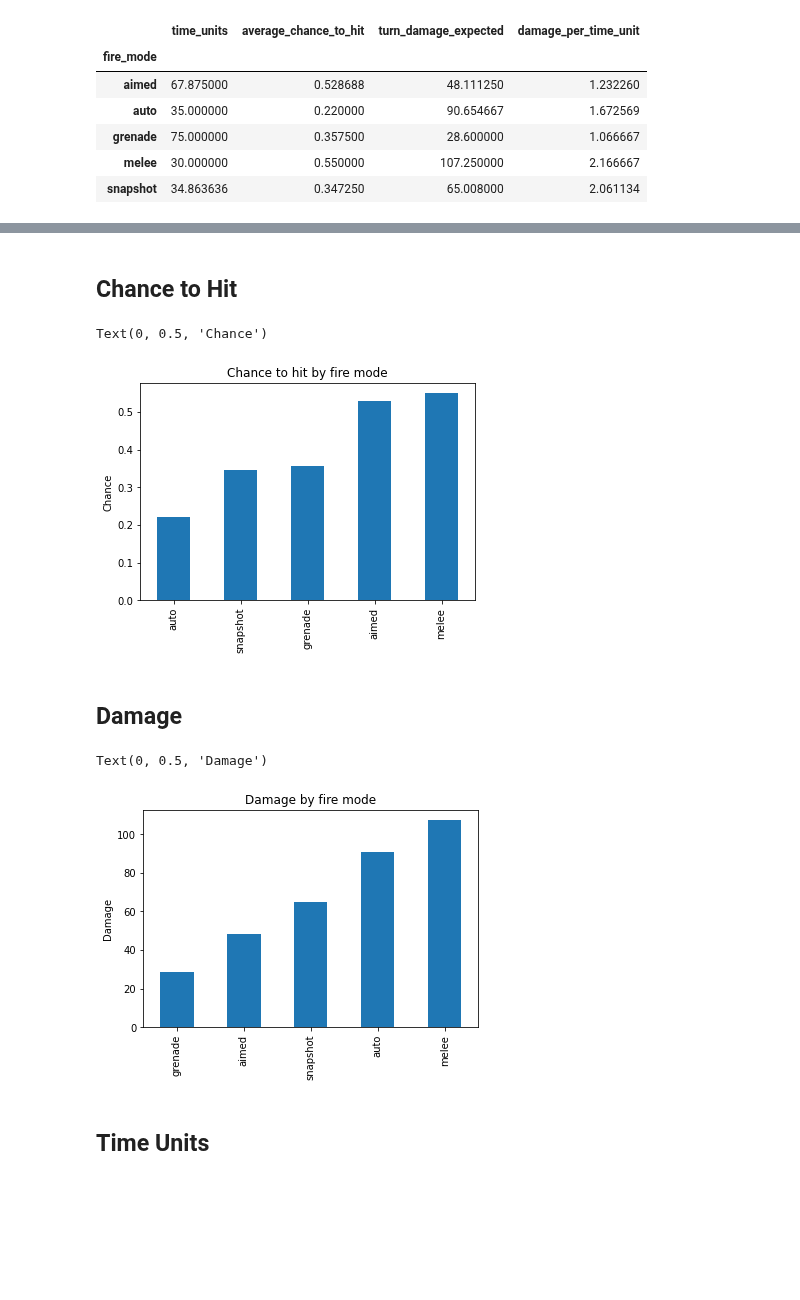
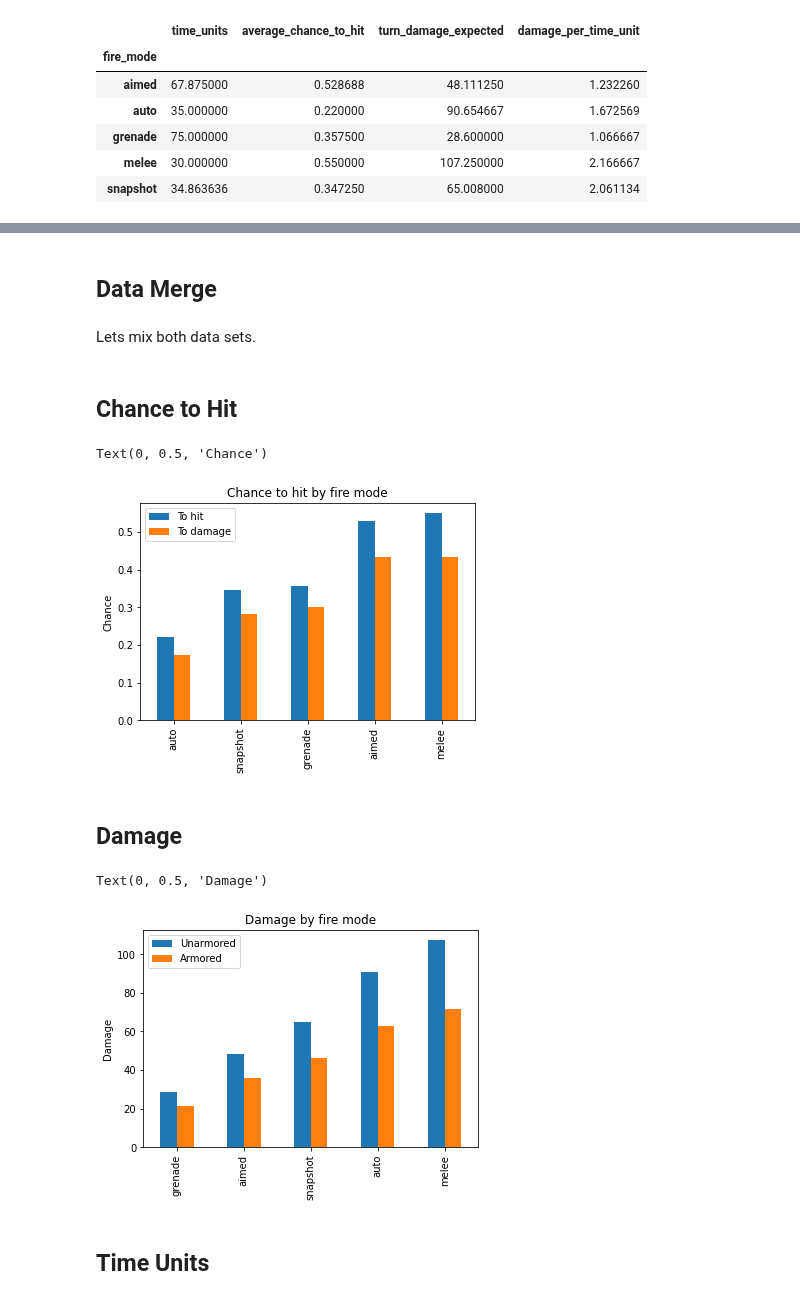
Before and after one commit to Bernardo-MG/xcom-analysis-jupyter-notebook, a Jupyter notebook: enemy_unknown/weapon_firemodes.ipynb, the cells around one changed output, grey strips where cells are left out. Drawn from its saved outputs; the diff is of its cells as text; code cells hidden in the pictures; blank space fills up the shorter version.

```diff
--- a/enemy_unknown/weapon_firemodes.ipynb
+++ b/enemy_unknown/weapon_firemodes.ipynb
@@ -22,0 +29,4 @@ weapon_firemodes
+# %%
+weapon_damages_aliens = weapon_data_aliens.groupby(["fire_mode"]).mean()
+weapon_damages_aliens = weapon_damages_aliens[["average_chance_of_penetrating_damage", "penetrating_damage_expected", "penetrating_damage_per_time_unit"]]
+weapon_damages_aliens
@@ -23,15 +41,22 @@ weapon_firemodes
+# %% [markdown]
+## Data Merge
+# %% [markdown]
+Lets mix both data sets.
+# %%
+weapon_firemodes = weapon_firemodes.merge(weapon_damages_aliens, on="fire_mode")
 # %% [markdown]
 ## Chance to Hit
 # %%
-weapon_firemodes_to_hit = weapon_firemodes[["average_chance_to_hit"]]
+weapon_firemodes_to_hit = weapon_firemodes[["average_chance_to_hit", "average_chance_of_penetrating_damage"]]
 weapon_firemodes_to_hit = weapon_firemodes_to_hit.sort_values(by=["average_chance_to_hit"])
 # %%
 ax = weapon_firemodes_to_hit.plot.bar(title="Chance to hit by fire mode", legend=False)
+ax.legend(["To hit", "To damage"])
 ax.xaxis.get_label().set_visible(False)
 ax.set_ylabel("Chance")
 # %% [output]
 Text(0, 0.5, 'Chance')
-[figure, old version]
+[figure, new version]
 # %% [markdown]
 ## Damage
 # %%
@@ -39,11 +64,12 @@ weapon_firemodes_damage = weapon_firemodes[["turn_damage_expected"]]
 weapon_firemodes_damage = weapon_firemodes_damage.sort_values(by=["turn_damage_expected"])
 # %%
 ax = weapon_firemodes_damage.plot.bar(title="Damage by fire mode", legend=False)
+ax.legend(["Unarmored", "Armored"])
 ax.xaxis.get_label().set_visible(False)
 ax.set_ylabel("Damage")
 # %% [output]
 Text(0, 0.5, 'Damage')
-[figure, old version]
+[figure, new version]
 # %% [markdown]
 ## Time Units
 # %%
```
Also changed, not shown: parts of 8 cells of this notebook, 6 other files.
